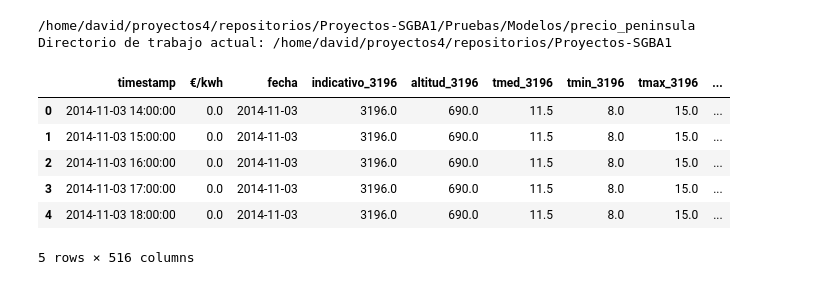
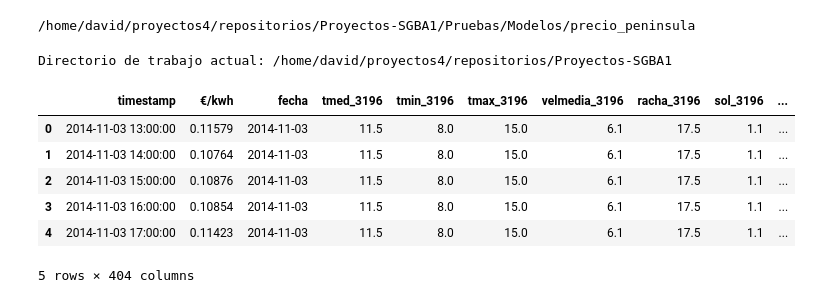
Before and after one commit to jortrux/Proyectos-SGBA1, a Jupyter notebook: Pruebas/Modelos/precio_peninsula/prediccion_xgboost.ipynb, the cells around one changed output. Drawn from its saved outputs; the diff is of its cells as text; code cells hidden in the pictures.

```diff
--- a/Pruebas/Modelos/precio_peninsula/prediccion_xgboost.ipynb
+++ b/Pruebas/Modelos/precio_peninsula/prediccion_xgboost.ipynb
@@ -1,27 +1,31 @@
+# %%
+import os
+
+dir_notebook = os.getcwd()
+print(dir_notebook)
+# %% [output]
+/home/david/proyectos4/repositorios/Proyectos-SGBA1/Pruebas/Modelos/precio_peninsula
 # %%
-import pandas as pd
-# %pip install tensorflow[and-cuda]
 import os
 
-dir_notebook = os.getcwd()
-print(dir_notebook)
 ruta_trabajo = '../../../'
 
 # Cambiar el directorio de trabajo
 os.chdir(ruta_trabajo)
+
 print("Directorio de trabajo actual:", os.getcwd())
 # %% [output]
-/home/david/proyectos4/repositorios/Proyectos-SGBA1/Pruebas/Modelos/precio_peninsula
 Directorio de trabajo actual: /home/david/proyectos4/repositorios/Proyectos-SGBA1
 # %%
-df_precio = pd.read_parquet('data/processed/datos_precio/clima_precio_merged.parquet')
+import pandas as pd
+df = pd.read_parquet('data/processed/datos_precio/clima_precio_merged_recortado.parquet')
 # %%
-df_precio.head()
+df.head()
 # %% [output]
-|  | timestamp | €/kwh | fecha | indicativo_3196 | altitud_3196 | tmed_3196 | tmin_3196 | tmax_3196 | ... |
-| 0 | 2014-11-03 14:00:00 | 0.0 | 2014-11-03 | 3196.0 | 690.0 | 11.5 | 8.0 | 15.0 | ... |
-| 1 | 2014-11-03 15:00:00 | 0.0 | 2014-11-03 | 3196.0 | 690.0 | 11.5 | 8.0 | 15.0 | ... |
-| 2 | 2014-11-03 16:00:00 | 0.0 | 2014-11-03 | 3196.0 | 690.0 | 11.5 | 8.0 | 15.0 | ... |
-| 3 | 2014-11-03 17:00:00 | 0.0 | 2014-11-03 | 3196.0 | 690.0 | 11.5 | 8.0 | 15.0 | ... |
-| 4 | 2014-11-03 18:00:00 | 0.0 | 2014-11-03 | 3196.0 | 690.0 | 11.5 | 8.0 | 15.0 | ... |
+|  | timestamp | €/kwh | fecha | tmed_3196 | tmin_3196 | tmax_3196 | velmedia_3196 | racha_3196 | sol_3196 | ... |
+| 0 | 2014-11-03 13:00:00 | 0.11579 | 2014-11-03 | 11.5 | 8.0 | 15.0 | 6.1 | 17.5 | 1.1 | ... |
+| 1 | 2014-11-03 14:00:00 | 0.10764 | 2014-11-03 | 11.5 | 8.0 | 15.0 | 6.1 | 17.5 | 1.1 | ... |
+| 2 | 2014-11-03 15:00:00 | 0.10876 | 2014-11-03 | 11.5 | 8.0 | 15.0 | 6.1 | 17.5 | 1.1 | ... |
+| 3 | 2014-11-03 16:00:00 | 0.10854 | 2014-11-03 | 11.5 | 8.0 | 15.0 | 6.1 | 17.5 | 1.1 | ... |
+| 4 | 2014-11-03 17:00:00 | 0.11423 | 2014-11-03 | 11.5 | 8.0 | 15.0 | 6.1 | 17.5 | 1.1 | ... |
-5 rows × 516 columns
+5 rows × 404 columns
```
Also changed, not shown: parts of 12 cells of this notebook, 5 other files.
